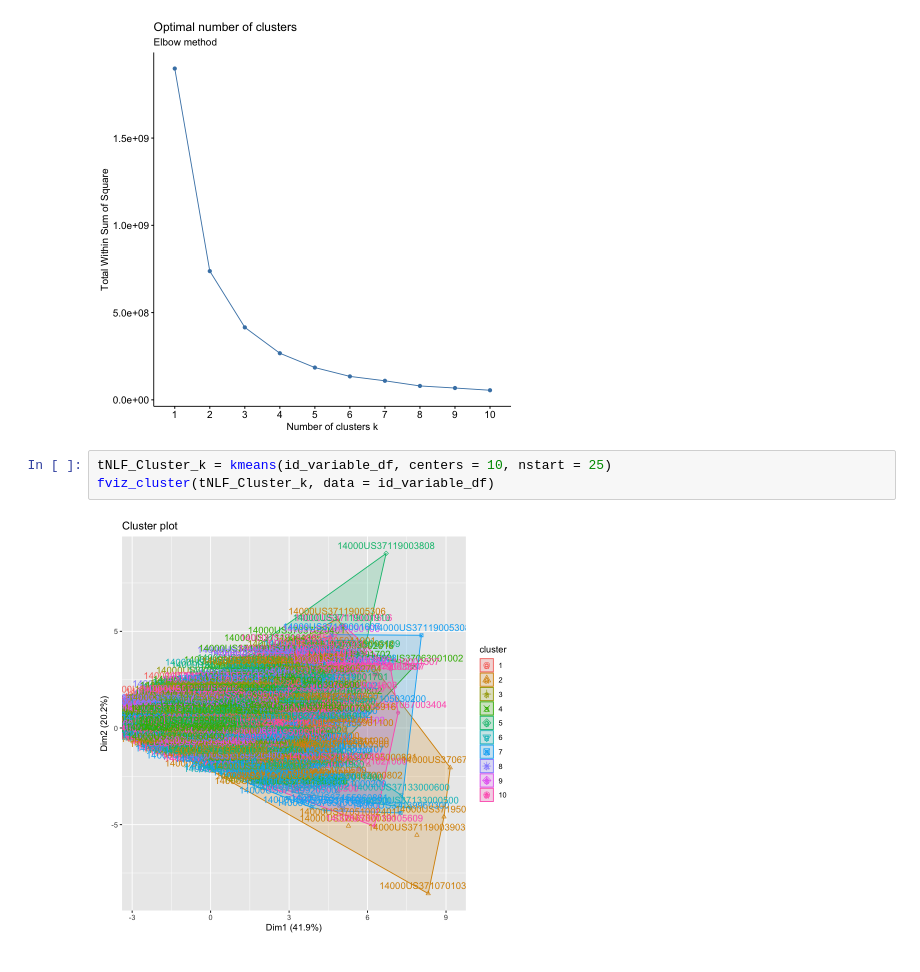
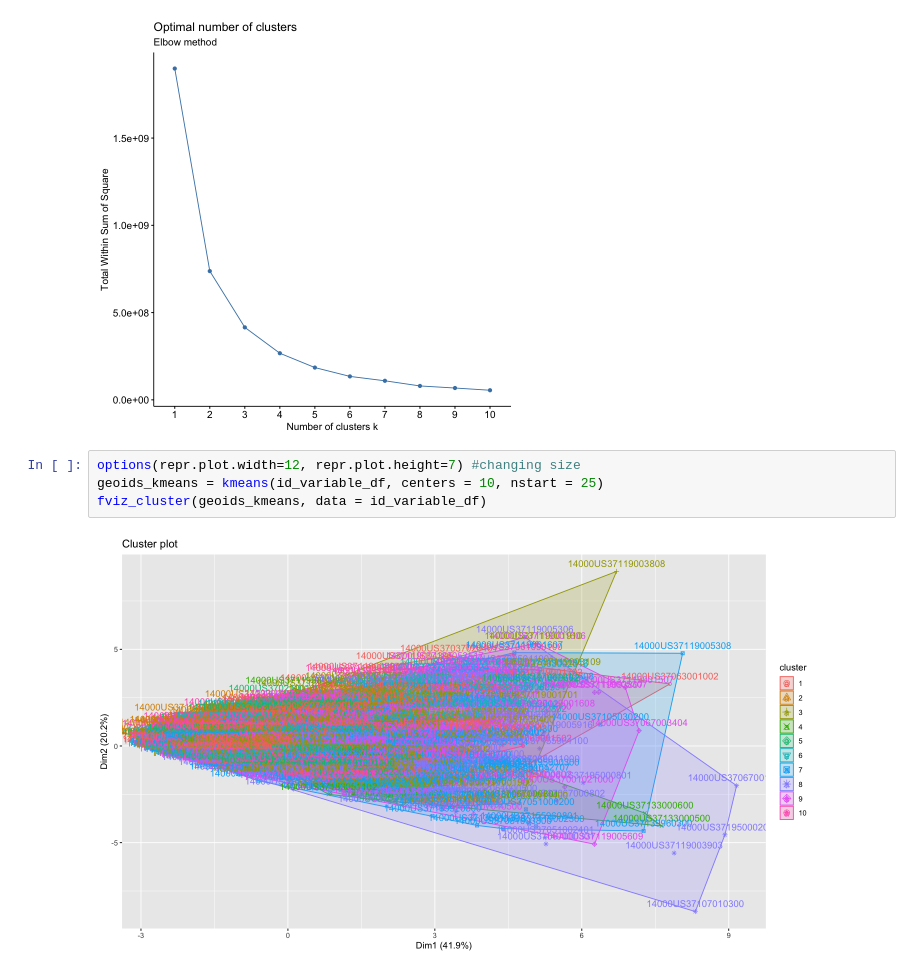
Before and after one commit to UNC-CEMALB/ENVIROSCAN, a Jupyter notebook: GEOID Clustering.ipynb, the cells around one changed output. Saved outputs shown, nothing was run; the diff lists cells and outputs as text.

```diff
--- a/GEOID Clustering.ipynb
+++ b/GEOID Clustering.ipynb
@@ -85,7 +85,8 @@ fviz_nbclust(id_variable_df, kmeans, method = "wss") +
 # %% [output]
 [figure]
 # %%
-tNLF_Cluster_k = kmeans(id_variable_df, centers = 10, nstart = 25)
-fviz_cluster(tNLF_Cluster_k, data = id_variable_df)
+options(repr.plot.width=12, repr.plot.height=7) #changing size
+geoids_kmeans = kmeans(id_variable_df, centers = 10, nstart = 25)
+fviz_cluster(geoids_kmeans, data = id_variable_df)
 # %% [output]
-[figure, old version]
+[figure, new version]
```
Also changed, not shown: parts of 1 cell of this notebook.
